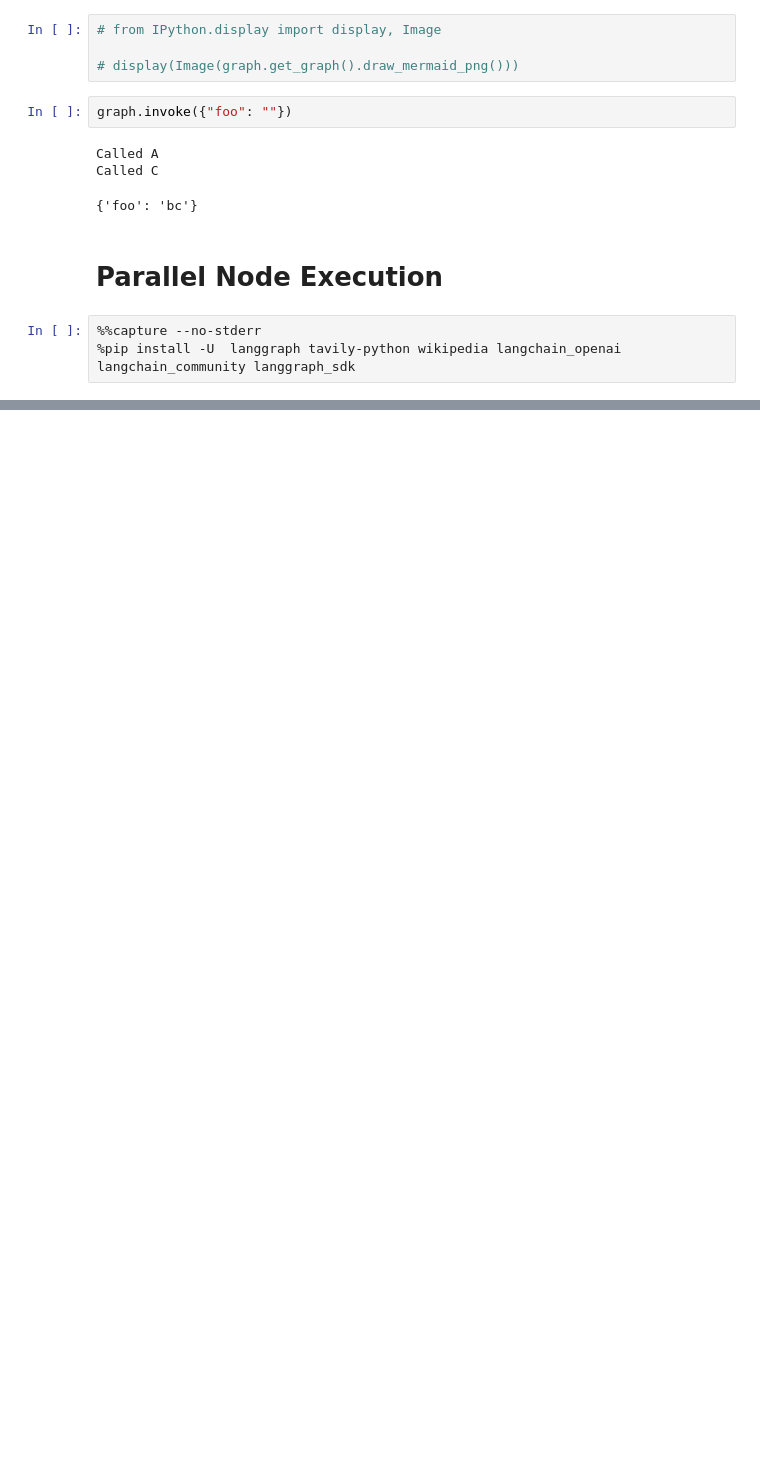
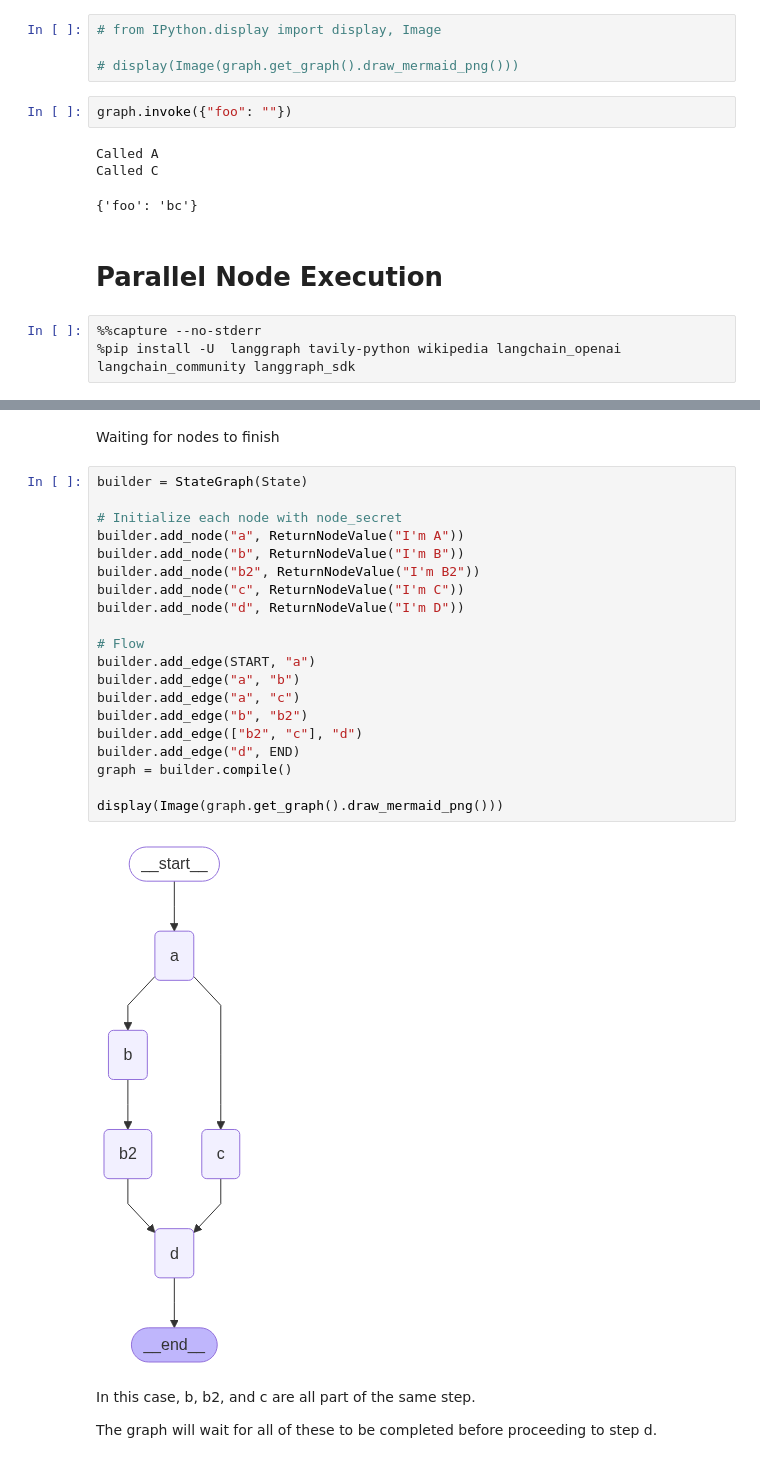
Before and after one commit to chayan141/nlp-playlist, a Jupyter notebook: langgraph_module_3.ipynb, the cells around one changed output, grey strips where cells are left out. Cells and saved outputs as stored; diff of their text form; blank space fills up the shorter version.

```diff
--- a/langgraph_module_3.ipynb
+++ b/langgraph_module_3.ipynb
@@ -1154,0 +1284,28 @@ Called C
+# %% [markdown]
+Waiting for nodes to finish
+# %%
+builder = StateGraph(State)
+
+# Initialize each node with node_secret
+builder.add_node("a", ReturnNodeValue("I'm A"))
+builder.add_node("b", ReturnNodeValue("I'm B"))
+builder.add_node("b2", ReturnNodeValue("I'm B2"))
+builder.add_node("c", ReturnNodeValue("I'm C"))
+builder.add_node("d", ReturnNodeValue("I'm D"))
+
+# Flow
+builder.add_edge(START, "a")
+builder.add_edge("a", "b")
+builder.add_edge("a", "c")
+builder.add_edge("b", "b2")
+builder.add_edge(["b2", "c"], "d")
+builder.add_edge("d", END)
+graph = builder.compile()
+
+display(Image(graph.get_graph().draw_mermaid_png()))
+# %% [output]
+[figure, added]
+# %% [markdown]
+In this case, b, b2, and c are all part of the same step.
+
+The graph will wait for all of these to be completed before proceeding to step d.
```
Also changed, not shown: parts of 30 cells of this notebook.
